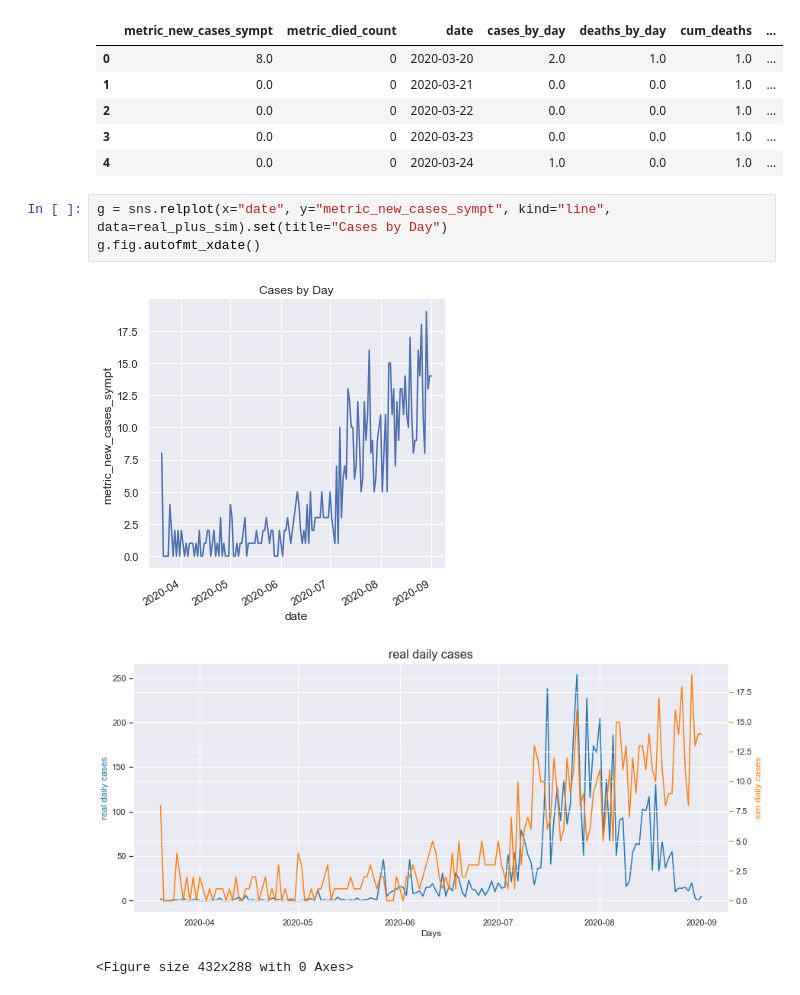
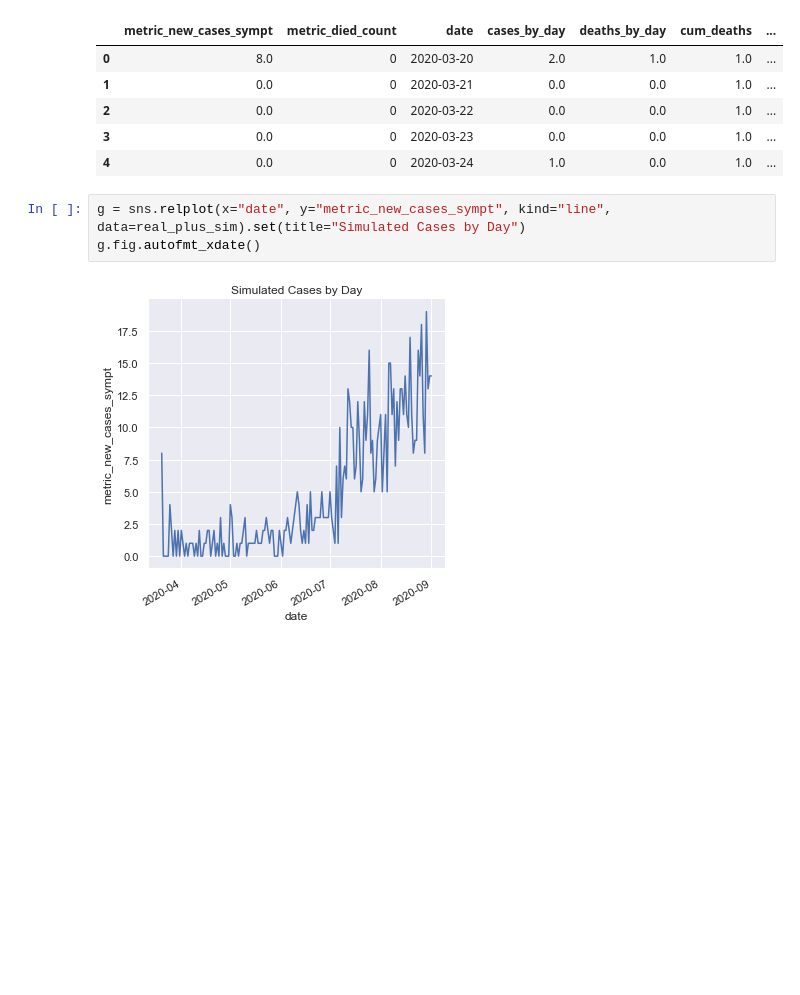
Before and after one commit to dime-worldbank/Disease-Modelling-SSA, a Jupyter notebook: notebooks/Comparisons_sa.ipynb, the cells around one changed output. Drawn from its saved outputs; the diff is of its cells as text; blank space fills up the shorter version.

```diff
--- a/notebooks/Comparisons_sa.ipynb
+++ b/notebooks/Comparisons_sa.ipynb
@@ -387,12 +387,10 @@ real_plus_sim.head()
 | 3 | 0.0 | 0 | 2020-03-23 | 0.0 | 0.0 | 1.0 | ... |
 | 4 | 0.0 | 0 | 2020-03-24 | 1.0 | 0.0 | 1.0 | ... |
 # %%
-g = sns.relplot(x="date", y="metric_new_cases_sympt", kind="line", data=real_plus_sim).set(title="Cases by Day")
+g = sns.relplot(x="date", y="metric_new_cases_sympt", kind="line", data=real_plus_sim).set(title="Simulated Cases by Day")
 g.fig.autofmt_xdate()
 # %% [output]
-[figure, old version]
+[figure, new version]
-[figure, removed]
-<Figure size 432x288 with 0 Axes>
 # %%
 
 fig, ax1 = plt.subplots(figsize=(20,8))
```
Also changed, not shown: parts of 3 cells of this notebook.
